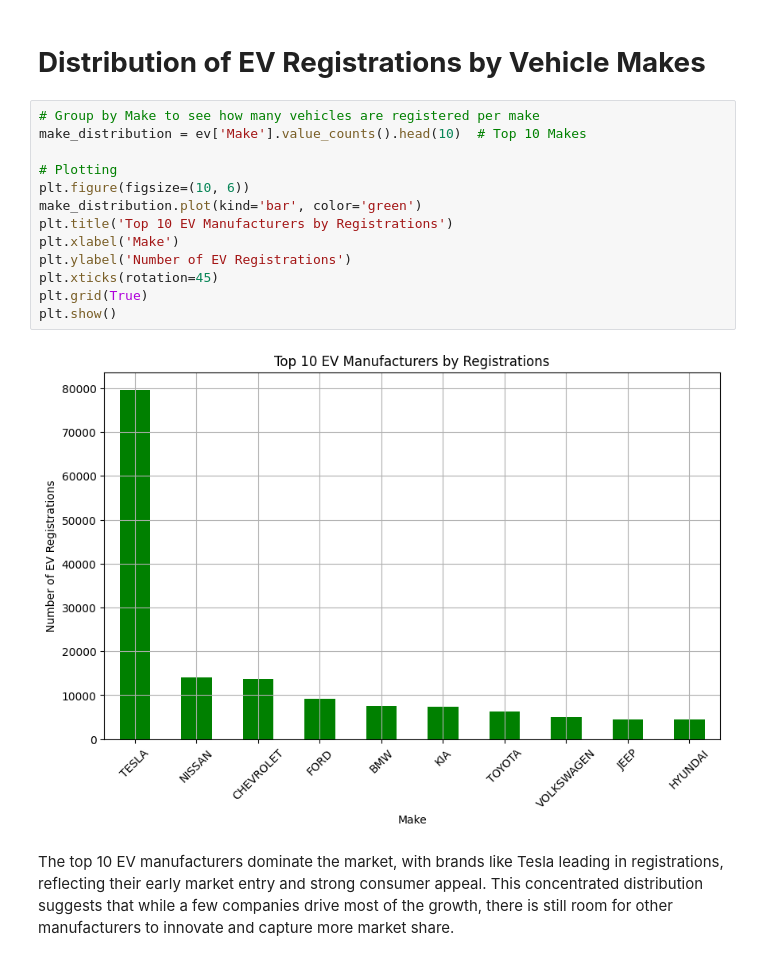
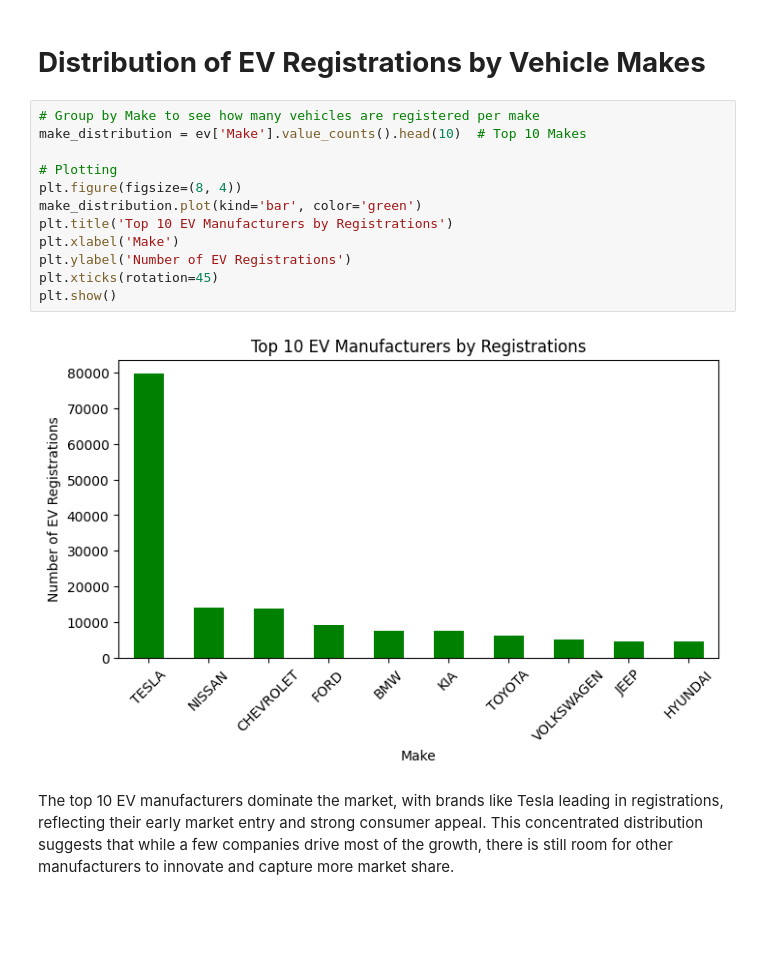
Before and after one commit to SaiPallavi7989/Market-Size-Analysis, a Jupyter notebook: Market_Size_Analysis.ipynb, the cells around one changed output. Saved outputs shown, nothing was run; the diff lists cells and outputs as text; blank space fills up the shorter version.

```diff
--- a/Market_Size_Analysis.ipynb
+++ b/Market_Size_Analysis.ipynb
@@ -314,17 +313,16 @@ The forecast for the next 5 years (2024-2028) predicts continued growth in EV re
 # %%
 # Group by Make to see how many vehicles are registered per make
 make_distribution = ev['Make'].value_counts().head(10)  # Top 10 Makes
 
 # Plotting
-plt.figure(figsize=(10, 6))
+plt.figure(figsize=(8, 4))
 make_distribution.plot(kind='bar', color='green')
 plt.title('Top 10 EV Manufacturers by Registrations')
 plt.xlabel('Make')
 plt.ylabel('Number of EV Registrations')
 plt.xticks(rotation=45)
-plt.grid(True)
 plt.show()
 # %% [output]
-[figure, old version]
+[figure, new version]
 # %% [markdown]
 The top 10 EV manufacturers dominate the market, with brands like Tesla leading in registrations, reflecting their early market entry and strong consumer appeal. This concentrated distribution suggests that while a few companies drive most of the growth, there is still room for other manufacturers to innovate and capture more market share.
```
Also changed, not shown: parts of 4 cells of this notebook.
